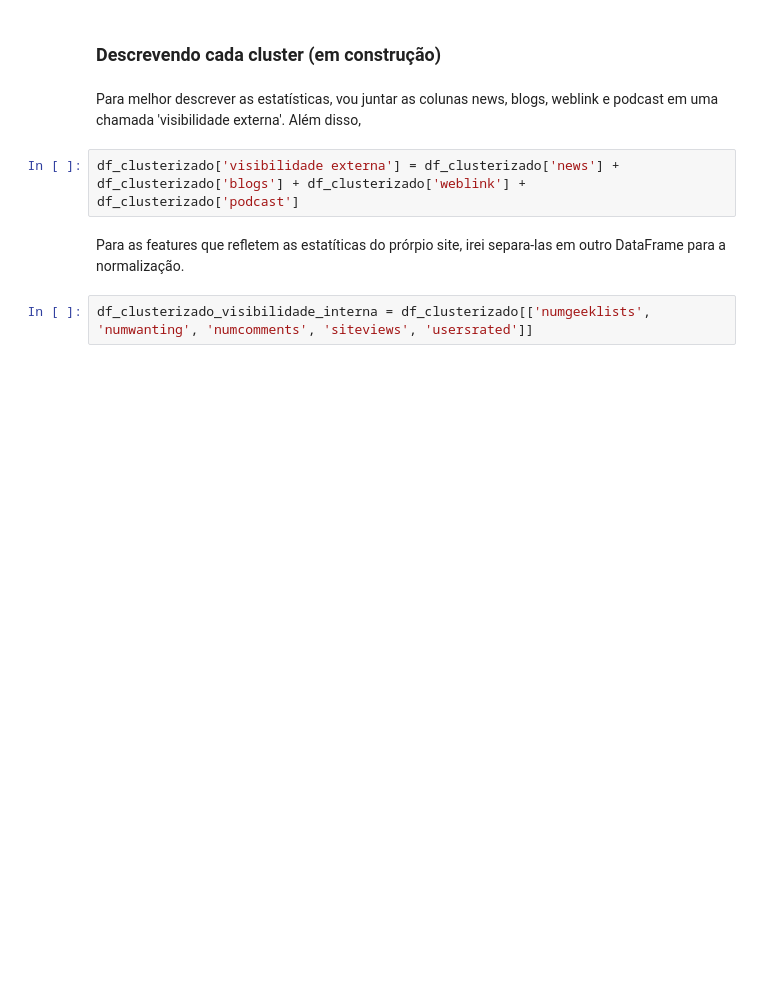
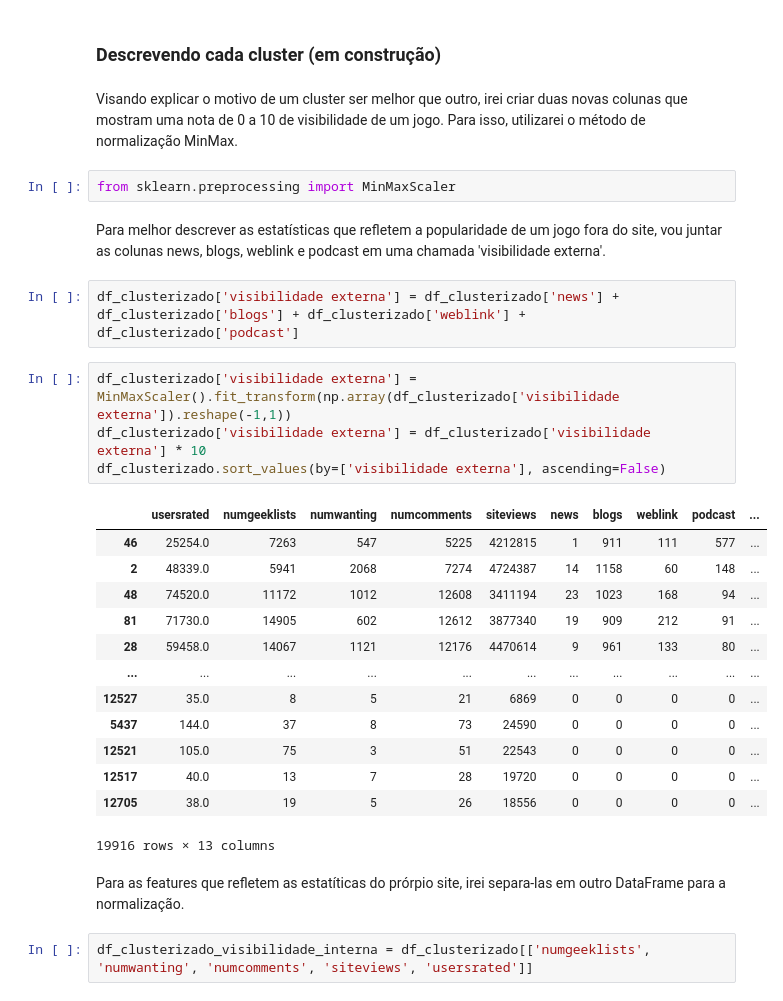
Before and after one commit to enzo-giannoni/Treinamento-1, a Jupyter notebook: Treinamento1.ipynb, the cells around one changed output. Cells and saved outputs as stored; diff of their text form; blank space fills up the shorter version.

```diff
--- a/Treinamento1.ipynb
+++ b/Treinamento1.ipynb
@@ -451,10 +451,32 @@ descricao(df_clusterizado, 'Cluster')
 | 4 | 22617.531646 | 4172.139241 | 780.000000 | 4212.658228 | 1.745673e+06 | 5.278481 | 245.050633 | 62.379747 | 46.126582 | ... |
 # %% [markdown]
 ### Descrevendo cada cluster (em construção)
+# %% [markdown]
+Visando explicar o motivo de um cluster ser melhor que outro, irei criar duas novas colunas que mostram uma nota de 0 a 10 de visibilidade de um jogo. Para isso, utilizarei o método de normalização MinMax.
+# %%
+from sklearn.preprocessing import MinMaxScaler
 # %% [markdown]
-Para melhor descrever as estatísticas, vou juntar as colunas news, blogs, weblink e podcast em uma chamada 'visibilidade externa'. Além disso,
+Para melhor descrever as estatísticas que refletem a popularidade de um jogo fora do site, vou juntar as colunas news, blogs, weblink e podcast em uma chamada 'visibilidade externa'.
 # %%
 df_clusterizado['visibilidade externa'] = df_clusterizado['news'] + df_clusterizado['blogs'] + df_clusterizado['weblink'] + df_clusterizado['podcast']
+# %%
+df_clusterizado['visibilidade externa'] = MinMaxScaler().fit_transform(np.array(df_clusterizado['visibilidade externa']).reshape(-1,1))
+df_clusterizado['visibilidade externa'] = df_clusterizado['visibilidade externa'] * 10
+df_clusterizado.sort_values(by=['visibilidade externa'], ascending=False)
+# %% [output]
+|  | usersrated | numgeeklists | numwanting | numcomments | siteviews | news | blogs | weblink | podcast | ... |
+| 46 | 25254.0 | 7263 | 547 | 5225 | 4212815 | 1 | 911 | 111 | 577 | ... |
+| 2 | 48339.0 | 5941 | 2068 | 7274 | 4724387 | 14 | 1158 | 60 | 148 | ... |
+| 48 | 74520.0 | 11172 | 1012 | 12608 | 3411194 | 23 | 1023 | 168 | 94 | ... |
+| 81 | 71730.0 | 14905 | 602 | 12612 | 3877340 | 19 | 909 | 212 | 91 | ... |
+| 28 | 59458.0 | 14067 | 1121 | 12176 | 4470614 | 9 | 961 | 133 | 80 | ... |
+| ... | ... | ... | ... | ... | ... | ... | ... | ... | ... | ... |
+| 12527 | 35.0 | 8 | 5 | 21 | 6869 | 0 | 0 | 0 | 0 | ... |
+| 5437 | 144.0 | 37 | 8 | 73 | 24590 | 0 | 0 | 0 | 0 | ... |
+| 12521 | 105.0 | 75 | 3 | 51 | 22543 | 0 | 0 | 0 | 0 | ... |
+| 12517 | 40.0 | 13 | 7 | 28 | 19720 | 0 | 0 | 0 | 0 | ... |
+| 12705 | 38.0 | 19 | 5 | 26 | 18556 | 0 | 0 | 0 | 0 | ... |
+19916 rows × 13 columns
 # %% [markdown]
 Para as features que refletem as estatíticas do prórpio site, irei separa-las em outro DataFrame para a normalização.
 # %%
```
Also changed, not shown: parts of 4 cells of this notebook, 1 other file.
